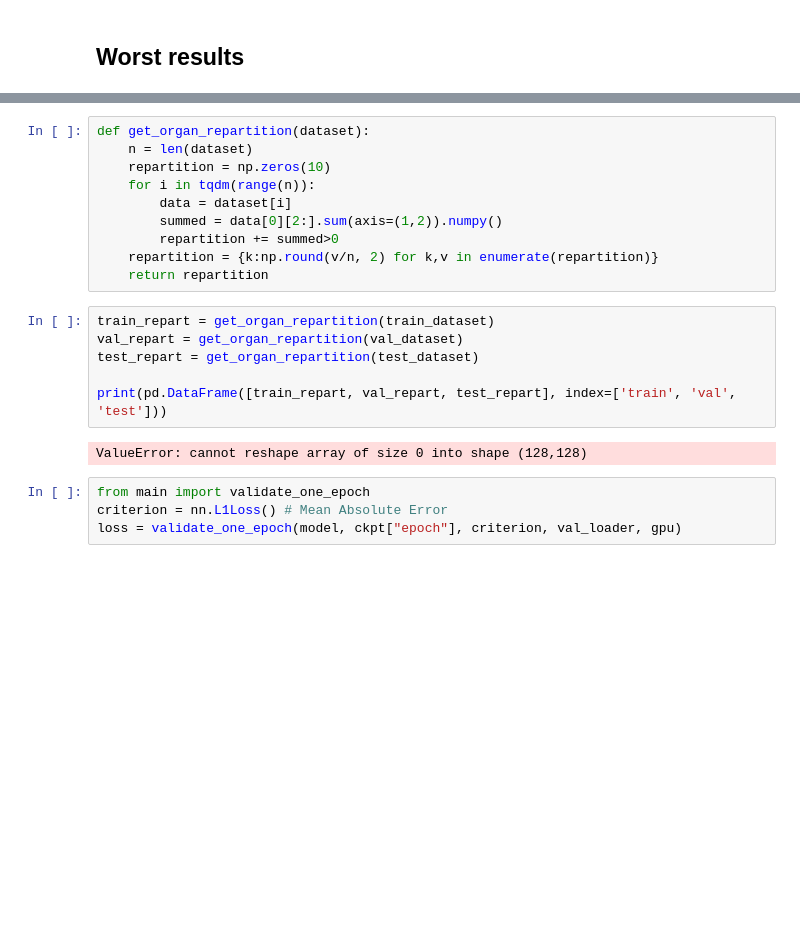
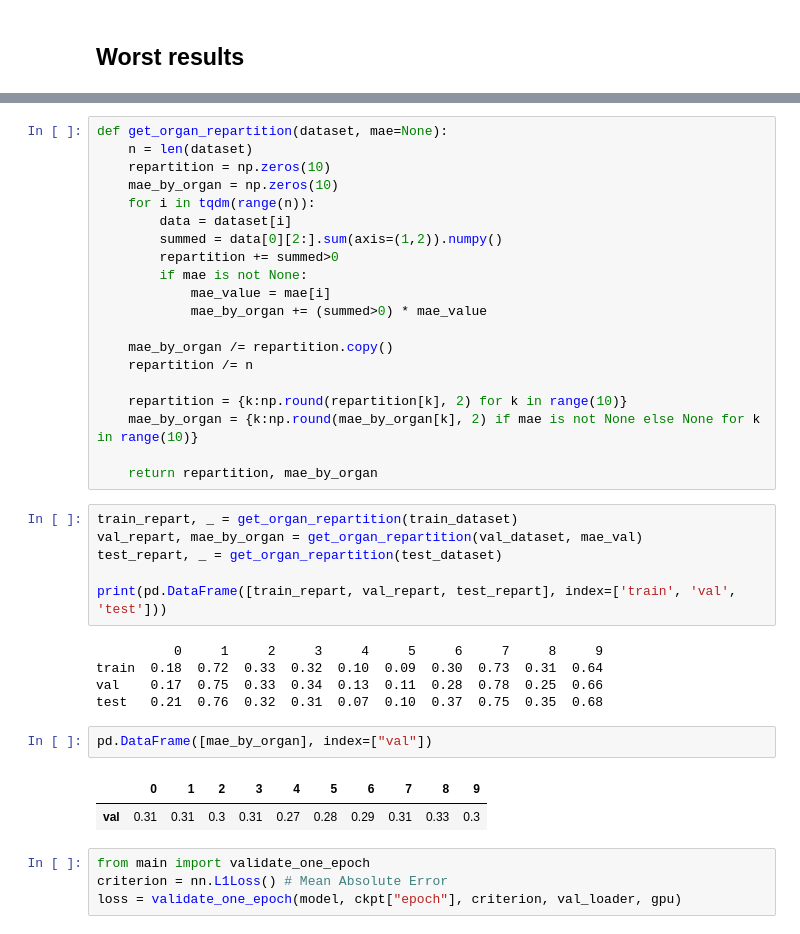
Before and after one commit to Theaublanchard/DLMI, a Jupyter notebook: Challenge/explore.ipynb, the cells around one changed output, grey strips where cells are left out. Saved outputs shown, nothing was run; the diff lists cells and outputs as text; blank space fills up the shorter version.

Commit message:
added mae by organ

```diff
--- a/Challenge/explore.ipynb
+++ b/Challenge/explore.ipynb
@@ -371,22 +371,40 @@ for idx in worst_idx :
 ... (12 outputs left out)
 # %%
-def get_organ_repartition(dataset):
+def get_organ_repartition(dataset, mae=None):
     n = len(dataset)
     repartition = np.zeros(10)
+    mae_by_organ = np.zeros(10)
     for i in tqdm(range(n)):
         data = dataset[i]
         summed = data[0][2:].sum(axis=(1,2)).numpy()
         repartition += summed>0
-    repartition = {k:np.round(v/n, 2) for k,v in enumerate(repartition)}
-    return repartition
+        if mae is not None:
+            mae_value = mae[i]
+            mae_by_organ += (summed>0) * mae_value
+
+    mae_by_organ /= repartition.copy()
+    repartition /= n
+
+    repartition = {k:np.round(repartition[k], 2) for k in range(10)}
+    mae_by_organ = {k:np.round(mae_by_organ[k], 2) if mae is not None else None for k in range(10)}
+
+    return repartition, mae_by_organ
 # %%
-train_repart = get_organ_repartition(train_dataset)
-val_repart = get_organ_repartition(val_dataset)
-test_repart = get_organ_repartition(test_dataset)
+train_repart, _ = get_organ_repartition(train_dataset)
+val_repart, mae_by_organ = get_organ_repartition(val_dataset, mae_val)
+test_repart, _ = get_organ_repartition(test_dataset)
 
 print(pd.DataFrame([train_repart, val_repart, test_repart], index=['train', 'val', 'test']))
 # %% [output]
-ValueError: cannot reshape array of size 0 into shape (128,128)
+          0     1     2     3     4     5     6     7     8     9
+train  0.18  0.72  0.33  0.32  0.10  0.09  0.30  0.73  0.31  0.64
+val    0.17  0.75  0.33  0.34  0.13  0.11  0.28  0.78  0.25  0.66
+test   0.21  0.76  0.32  0.31  0.07  0.10  0.37  0.75  0.35  0.68
+# %%
+pd.DataFrame([mae_by_organ], index=["val"])
+# %% [output]
+|  | 0 | 1 | 2 | 3 | 4 | 5 | 6 | 7 | 8 | 9 |
+| val | 0.31 | 0.31 | 0.3 | 0.31 | 0.27 | 0.28 | 0.29 | 0.31 | 0.33 | 0.3 |
 # %%
 from main import validate_one_epoch
 criterion = nn.L1Loss() # Mean Absolute Error
```
Also changed, not shown: parts of 4 cells of this notebook.
